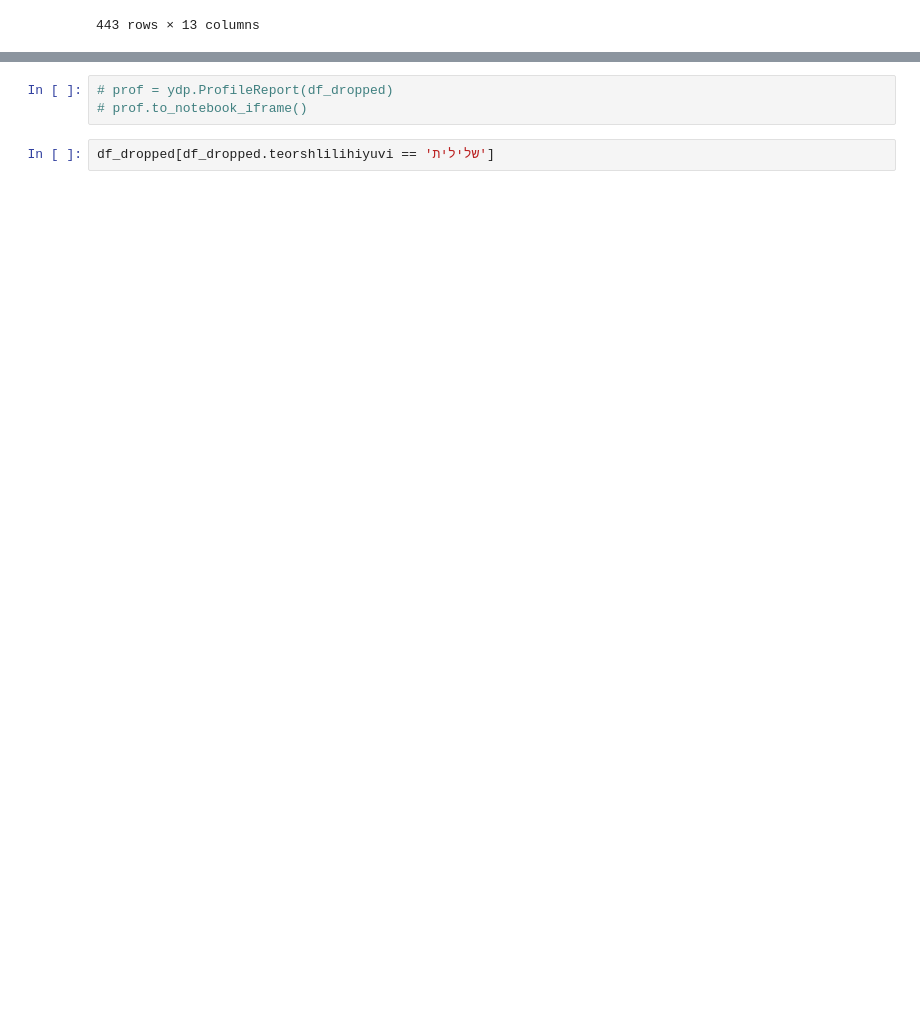
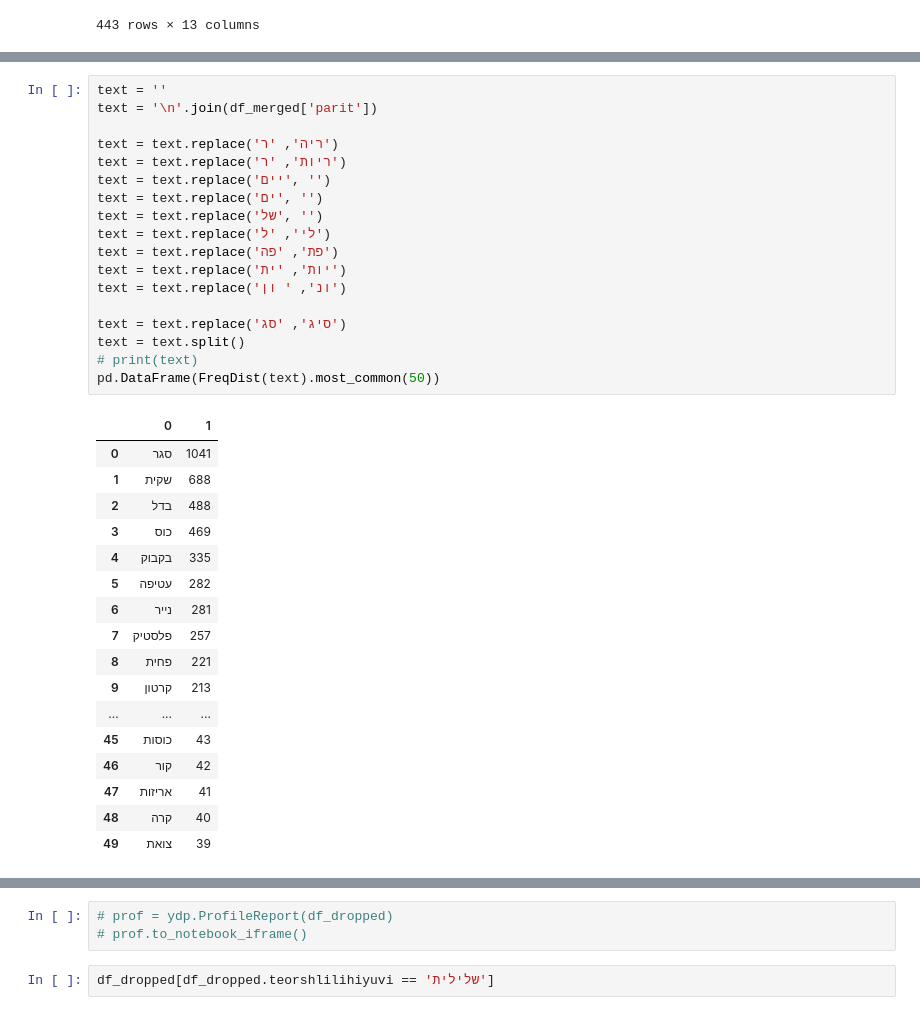
Before and after one commit to ColgateSmile/Visualization_Project_littering-incidents-Israel, a Jupyter notebook: master.ipynb, the cells around one changed output, grey strips where cells are left out. Drawn from its saved outputs; the diff is of its cells as text; blank space fills up the shorter version.

```diff
--- a/master.ipynb
+++ b/master.ipynb
@@ -344 +366,37 @@ df_merged[df_merged.apply(lambda x: x.city in x.location_address, axis=1)]
+# %%
+text = ''
+text = '\n'.join(df_merged['parit'])
+
+text = text.replace('ריה', 'ר')
+text = text.replace('ריות', 'ר')
+text = text.replace('יים', '')
+text = text.replace('ים', '')
+text = text.replace('של', '')
+text = text.replace('לי', 'ל')
+text = text.replace('פת', 'פה')
+text = text.replace('יות', 'ית')
+text = text.replace('ונ', ' ון')
+
+text = text.replace('סיג', 'סג')
+text = text.split()
+# print(text)
+pd.DataFrame(FreqDist(text).most_common(50))
+# %% [output]
+|  | 0 | 1 |
+| 0 | סגר | 1041 |
+| 1 | שקית | 688 |
+| 2 | בדל | 488 |
+| 3 | כוס | 469 |
+| 4 | בקבוק | 335 |
+| 5 | עטיפה | 282 |
+| 6 | נייר | 281 |
+| 7 | פלסטיק | 257 |
+| 8 | פחית | 221 |
+| 9 | קרטון | 213 |
+| ... | ... | ... |
+| 45 | כוסות | 43 |
+| 46 | קור | 42 |
+| 47 | אריזות | 41 |
+| 48 | קרה | 40 |
+| 49 | צואת | 39 |
 # %%
```
Also changed, not shown: parts of 5 cells of this notebook.
